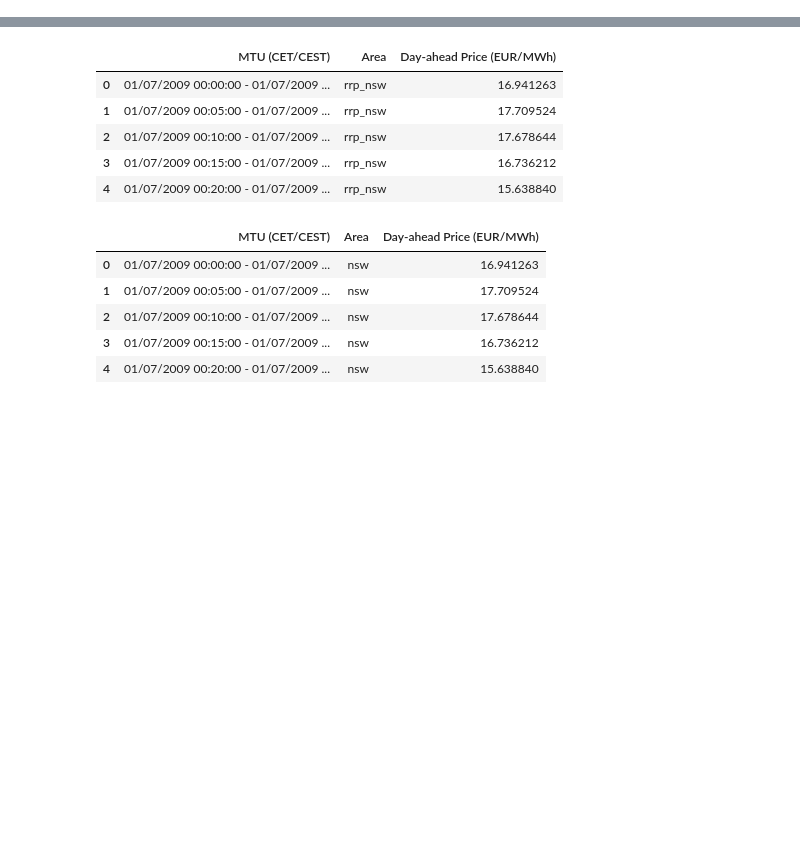
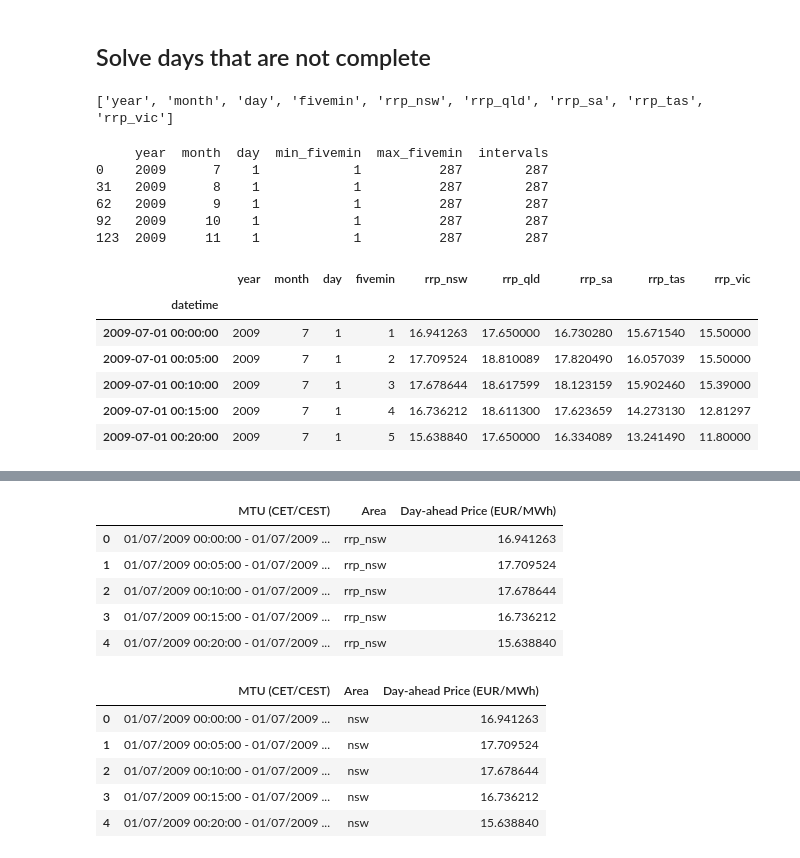
Before and after one commit to franrolotti/volatility-spillovers, a Jupyter notebook: 0_transform_australia_data.ipynb, the cells around one changed output, grey strips where cells are left out. Cells and saved outputs as stored; diff of their text form; code cells hidden in the pictures; blank space fills up the shorter version.

```diff
--- a/0_transform_australia_data.ipynb
+++ b/0_transform_australia_data.ipynb
@@ -15,0 +36,60 @@ df.head()
+# %% [markdown]
+## Solve days that are not complete
+# %%
+df.head()
+print(df_raw.columns.tolist())
+# %% [output]
+['year', 'month', 'day', 'fivemin', 'rrp_nsw', 'rrp_qld', 'rrp_sa', 'rrp_tas', 'rrp_vic']
+# %%
+# keep a copy of the original file with the time-keeping columns
+df_raw = df.copy()       # ← has year, month, day, fivemin
+
+FULL_SET = np.arange(1, 289, dtype=np.int16)
+
+def gaps(group):
+    return sorted(set(FULL_SET).difference(group['fivemin']))
+
+daily = (df_raw
+         .groupby(['year','month','day'])
+         .agg(min_fivemin=('fivemin','min'),
+              max_fivemin=('fivemin','max'),
+              intervals  =('fivemin','count'))
+         .reset_index())
+
+problem_days = daily.query('intervals != 288')
+print(problem_days.head())
+# %% [output]
+     year  month  day  min_fivemin  max_fivemin  intervals
+0    2009      7    1            1          287        287
+31   2009      8    1            1          287        287
+62   2009      9    1            1          287        287
+92   2009     10    1            1          287        287
+123  2009     11    1            1          287        287
+# %%
+
+# ------------------------------------------------------------
+# 0. ensure we are starting from the wide DataFrame ----------
+# (keep a copy so later cells that melt / clean can reuse it)
+df_wide = df_raw.copy()       # ← df_raw is whatever you read from the ZIPs
+
+# ------------------------------------------------------------
+# 1. make datetime the index, sorted -------------------------
+df_wide = df_wide.sort_values(['year', 'month', 'day', 'fivemin'])
+df_wide['datetime'] = pd.to_datetime(
+        df_wide['year'].astype(str)  + '-' +
+        df_wide['month'].astype(str).str.zfill(2) + '-' +
+        df_wide['day'].astype(str).str.zfill(2)   + ' ' +
+        ((df_wide['fivemin']-1)//12).astype(str).str.zfill(2) + ':' +   # hour
+        (((df_wide['fivemin']-1)%12)*5).astype(str).str.zfill(2) +      # minute
+        ':00'
+)
+df_wide = df_wide.set_index('datetime')
+df_wide.head()
+# %% [output]
+|  | year | month | day | fivemin | rrp_nsw | rrp_qld | rrp_sa | rrp_tas | rrp_vic |
+| datetime |  |  |  |  |  |  |  |  |  |
+| 2009-07-01 00:00:00 | 2009 | 7 | 1 | 1 | 16.941263 | 17.650000 | 16.730280 | 15.671540 | 15.50000 |
+| 2009-07-01 00:05:00 | 2009 | 7 | 1 | 2 | 17.709524 | 18.810089 | 17.820490 | 16.057039 | 15.50000 |
+| 2009-07-01 00:10:00 | 2009 | 7 | 1 | 3 | 17.678644 | 18.617599 | 18.123159 | 15.902460 | 15.39000 |
+| 2009-07-01 00:15:00 | 2009 | 7 | 1 | 4 | 16.736212 | 18.611300 | 17.623659 | 14.273130 | 12.81297 |
+| 2009-07-01 00:20:00 | 2009 | 7 | 1 | 5 | 15.638840 | 17.650000 | 16.334089 | 13.241490 | 11.80000 |
```
Also changed, not shown: parts of 13 cells of this notebook, 2 other files.
